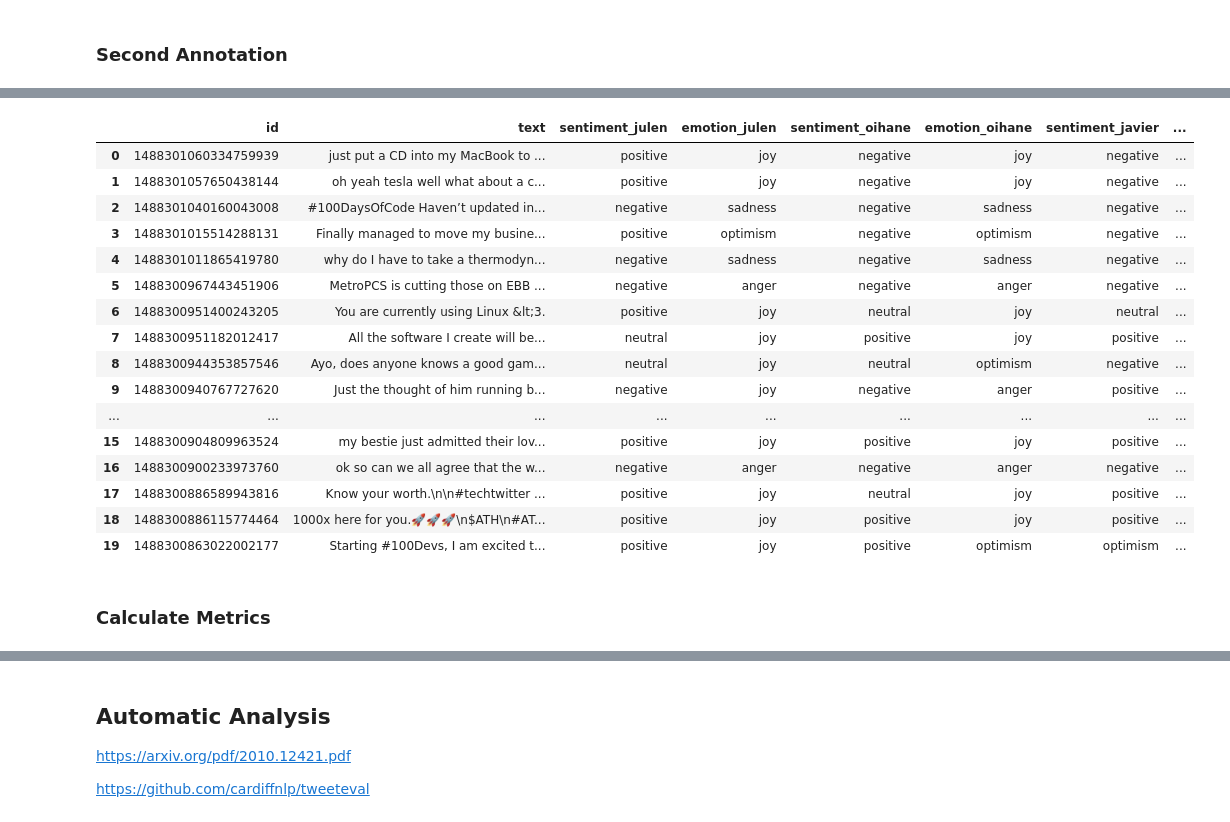
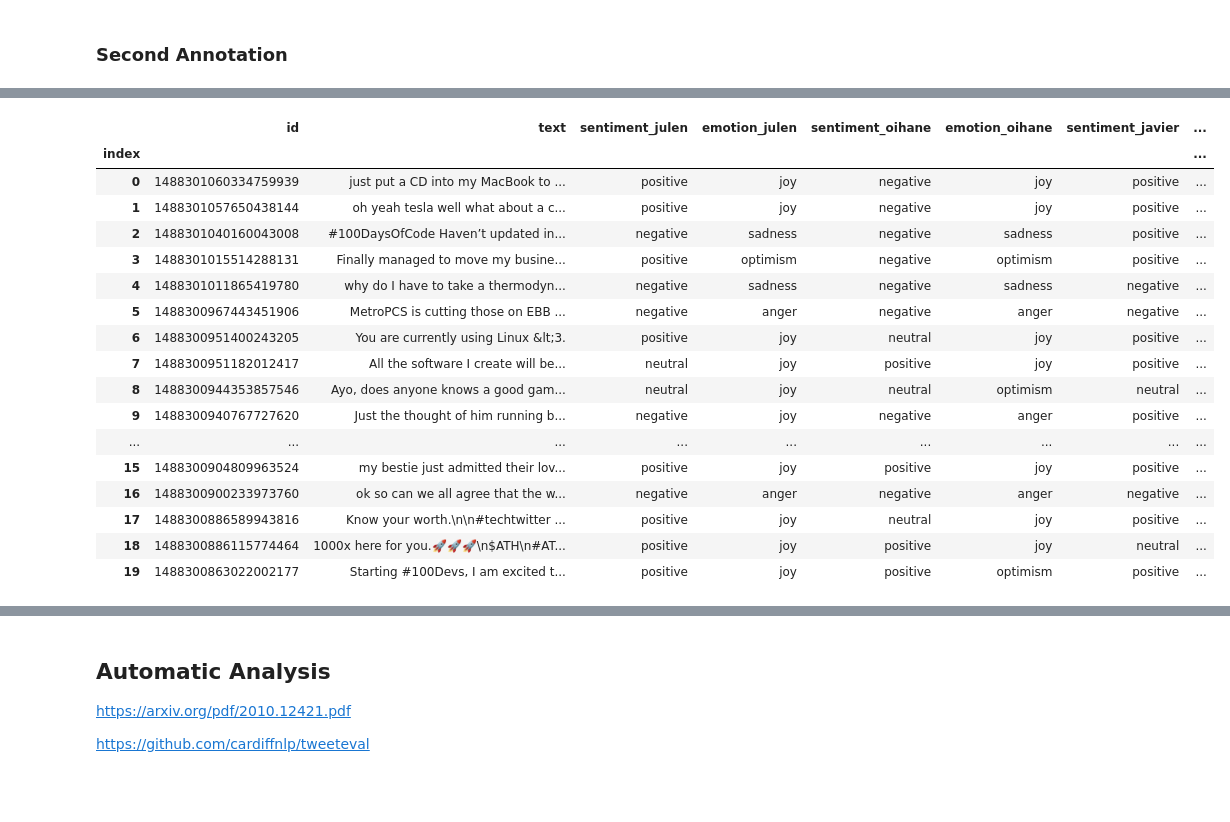
Before and after one commit to juletx/twitter-sentiment-emotion, a Jupyter notebook: twitter_sentiment.ipynb, the cells around one changed output, grey strips where cells are left out. Drawn from its saved outputs; the diff is of its cells as text; code cells hidden in the pictures; blank space fills up the shorter version.

```diff
--- a/twitter_sentiment.ipynb
+++ b/twitter_sentiment.ipynb
@@ -238,24 +164,22 @@ See the caveats in the documentation: https://pandas.pydata.org/pandas-docs/stab
-# %%
-tweets_df_ita_2
-# %% [output]
-|  | id | text | sentiment_julen | emotion_julen | sentiment_oihane | emotion_oihane | sentiment_javier | ... |
-| 0 | 1488301060334759939 | just put a CD into my MacBook to ... | positive | joy | negative | joy | negative | ... |
-| 1 | 1488301057650438144 | oh yeah tesla well what about a c... | positive | joy | negative | joy | negative | ... |
-| 2 | 1488301040160043008 | #100DaysOfCode Haven’t updated in... | negative | sadness | negative | sadness | negative | ... |
-| 3 | 1488301015514288131 | Finally managed to move my busine... | positive | optimism | negative | optimism | negative | ... |
-| 4 | 1488301011865419780 | why do I have to take a thermodyn... | negative | sadness | negative | sadness | negative | ... |
-| 5 | 1488300967443451906 | MetroPCS is cutting those on EBB ... | negative | anger | negative | anger | negative | ... |
-| 6 | 1488300951400243205 | You are currently using Linux &lt;3. | positive | joy | neutral | joy | neutral | ... |
-| 7 | 1488300951182012417 | All the software I create will be... | neutral | joy | positive | joy | positive | ... |
-| 8 | 1488300944353857546 | Ayo, does anyone knows a good gam... | neutral | joy | neutral | optimism | negative | ... |
-| 9 | 1488300940767727620 | Just the thought of him running b... | negative | joy | negative | anger | positive | ... |
-| ... | ... | ... | ... | ... | ... | ... | ... | ... |
-| 15 | 1488300904809963524 | my bestie just admitted their lov... | positive | joy | positive | joy | positive | ... |
-| 16 | 1488300900233973760 | ok so can we all agree that the w... | negative | anger | negative | anger | negative | ... |
-| 17 | 1488300886589943816 | Know your worth.\n\n#techtwitter ... | positive | joy | neutral | joy | positive | ... |
-| 18 | 1488300886115774464 | 1000x here for you.🚀🚀🚀\n$ATH\n#AT... | positive | joy | positive | joy | positive | ... |
-| 19 | 1488300863022002177 | Starting #100Devs, I am excited t... | positive | joy | positive | optimism | optimism | ... |
 # %%
-tweets_df_ita_2.to_csv("data/tweets_ita_2.csv", index_label = "index")
+tweets_df_ita_2 = pd.read_csv("data/tweets_ita_2.csv", index_col="index")
+tweets_df_ita_2
+# %% [output]
+|  | id | text | sentiment_julen | emotion_julen | sentiment_oihane | emotion_oihane | sentiment_javier | ... |
+| index |  |  |  |  |  |  |  | ... |
+| 0 | 1488301060334759939 | just put a CD into my MacBook to ... | positive | joy | negative | joy | positive | ... |
+| 1 | 1488301057650438144 | oh yeah tesla well what about a c... | positive | joy | negative | joy | positive | ... |
+| 2 | 1488301040160043008 | #100DaysOfCode Haven’t updated in... | negative | sadness | negative | sadness | positive | ... |
+| 3 | 1488301015514288131 | Finally managed to move my busine... | positive | optimism | negative | optimism | positive | ... |
+| 4 | 1488301011865419780 | why do I have to take a thermodyn... | negative | sadness | negative | sadness | negative | ... |
+| 5 | 1488300967443451906 | MetroPCS is cutting those on EBB ... | negative | anger | negative | anger | negative | ... |
+| 6 | 1488300951400243205 | You are currently using Linux &lt;3. | positive | joy | neutral | joy | positive | ... |
+| 7 | 1488300951182012417 | All the software I create will be... | neutral | joy | positive | joy | positive | ... |
+| 8 | 1488300944353857546 | Ayo, does anyone knows a good gam... | neutral | joy | neutral | optimism | neutral | ... |
+| 9 | 1488300940767727620 | Just the thought of him running b... | negative | joy | negative | anger | positive | ... |
+| ... | ... | ... | ... | ... | ... | ... | ... | ... |
+| 15 | 1488300904809963524 | my bestie just admitted their lov... | positive | joy | positive | joy | positive | ... |
+| 16 | 1488300900233973760 | ok so can we all agree that the w... | negative | anger | negative | anger | negative | ... |
+| 17 | 1488300886589943816 | Know your worth.\n\n#techtwitter ... | positive | joy | neutral | joy | positive | ... |
+| 18 | 1488300886115774464 | 1000x here for you.🚀🚀🚀\n$ATH\n#AT... | positive | joy | positive | joy | neutral | ... |
+| 19 | 1488300863022002177 | Starting #100Devs, I am excited t... | positive | joy | positive | optimism | positive | ... |
-# %% [markdown]
-### Calculate Metrics
```
Also changed, not shown: parts of 19 cells of this notebook, 15 other files.
